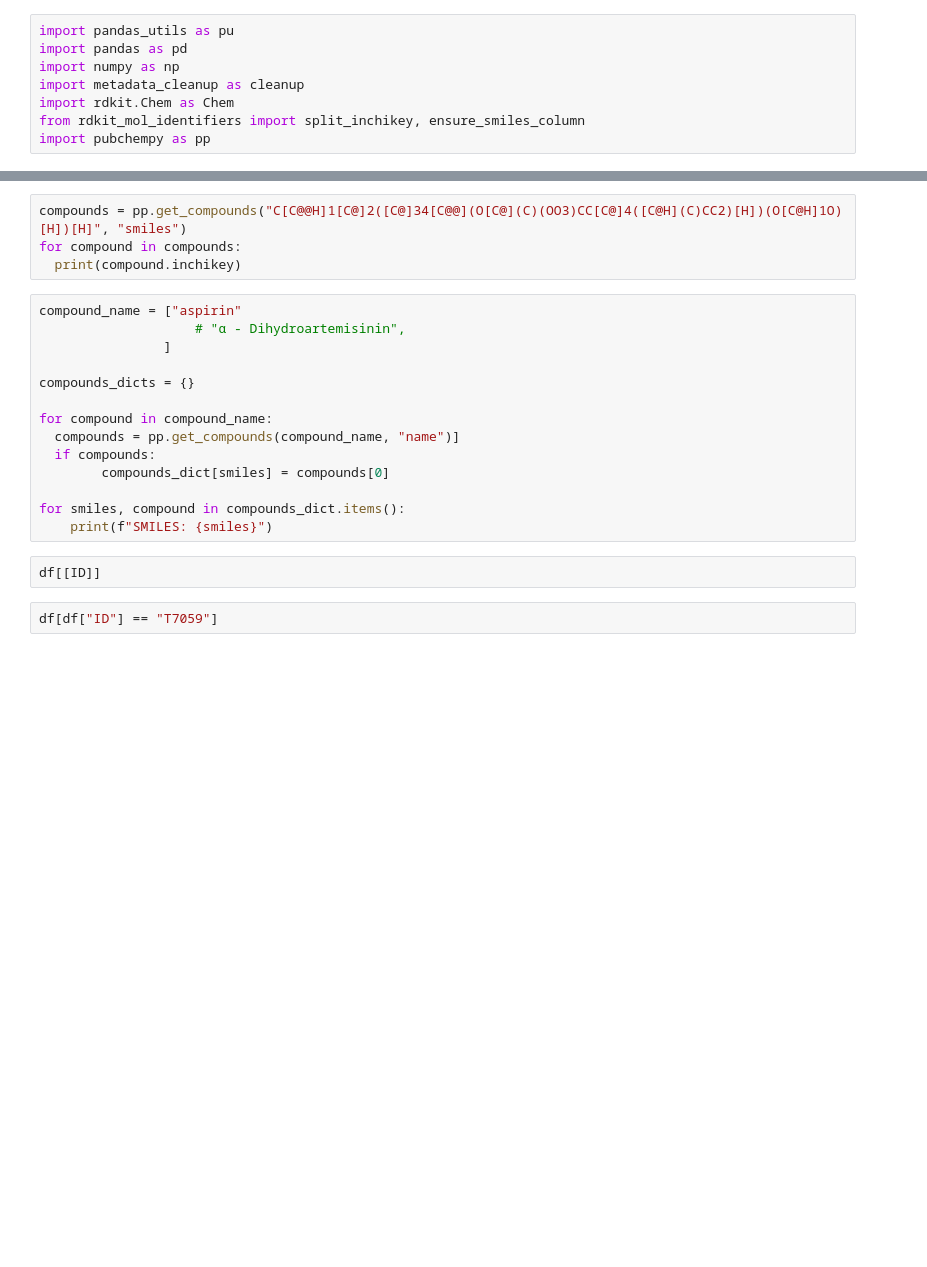
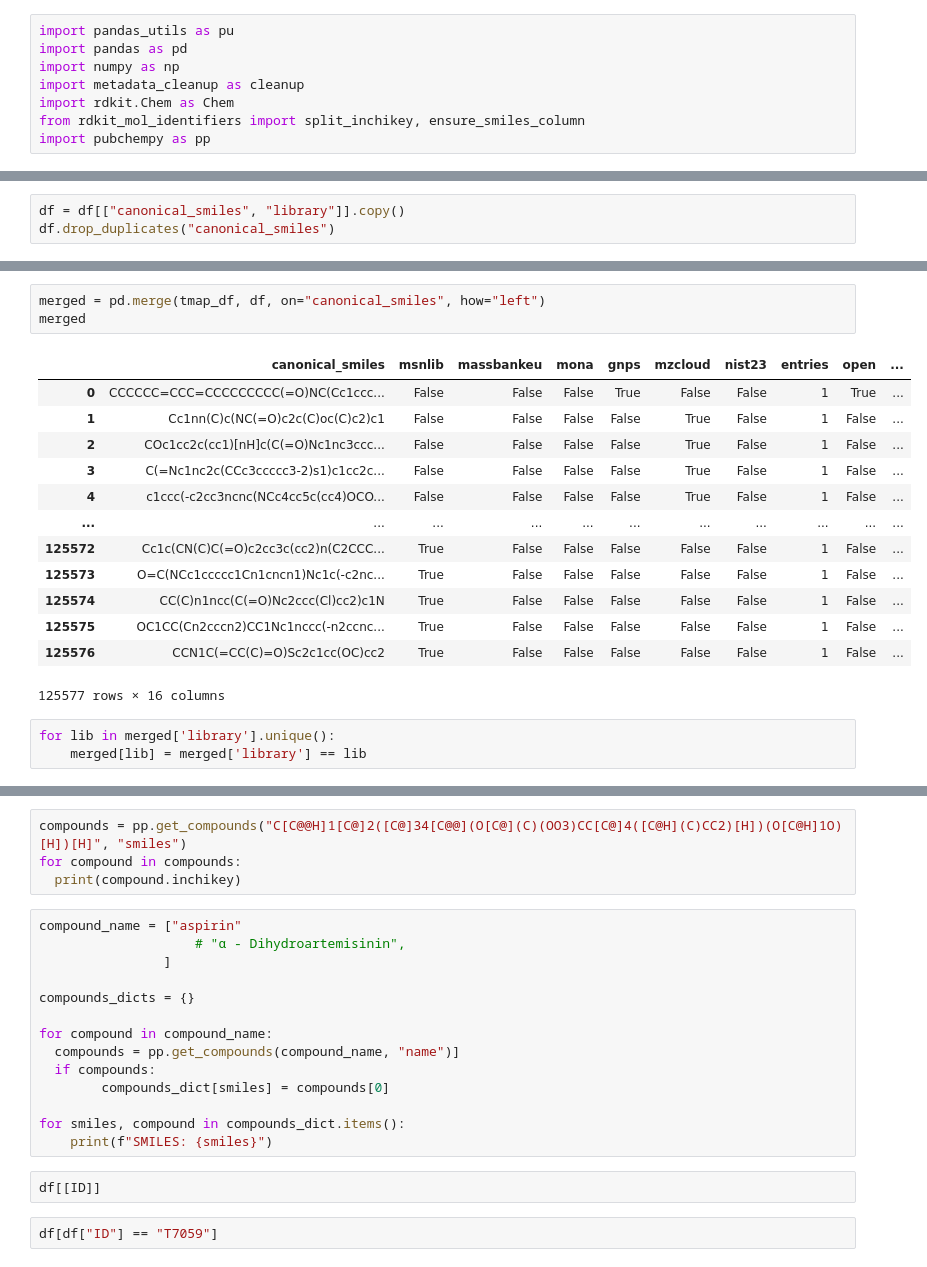
Before and after one commit to corinnabrungs/msn_tree_library, a Jupyter notebook: notebooks/testing.ipynb, the cells around one changed output, grey strips where cells are left out. Saved outputs shown, nothing was run; the diff lists cells and outputs as text; blank space fills up the shorter version.

```diff
--- a/notebooks/testing.ipynb
+++ b/notebooks/testing.ipynb
@@ -14,0 +31,3 @@ df = pu.read_dataframe(filename)
+# %%
+df = df[["canonical_smiles", "library"]].copy()
+df.drop_duplicates("canonical_smiles")
@@ -14,0 +76,20 @@ df = pu.read_dataframe(filename)
+# %%
+merged = pd.merge(tmap_df, df, on="canonical_smiles", how="left")
+merged
+# %% [output]
+|  | canonical_smiles | msnlib | massbankeu | mona | gnps | mzcloud | nist23 | entries | open | ... |
+| 0 | CCCCCC=CCC=CCCCCCCCC(=O)NC(Cc1ccc... | False | False | False | True | False | False | 1 | True | ... |
+| 1 | Cc1nn(C)c(NC(=O)c2c(C)oc(C)c2)c1 | False | False | False | False | True | False | 1 | False | ... |
+| 2 | COc1cc2c(cc1)[nH]c(C(=O)Nc1nc3ccc... | False | False | False | False | True | False | 1 | False | ... |
+| 3 | C(=Nc1nc2c(CCc3ccccc3-2)s1)c1cc2c... | False | False | False | False | True | False | 1 | False | ... |
+| 4 | c1ccc(-c2cc3ncnc(NCc4cc5c(cc4)OCO... | False | False | False | False | True | False | 1 | False | ... |
+| ... | ... | ... | ... | ... | ... | ... | ... | ... | ... | ... |
+| 125572 | Cc1c(CN(C)C(=O)c2cc3c(cc2)n(C2CCC... | True | False | False | False | False | False | 1 | False | ... |
+| 125573 | O=C(NCc1ccccc1Cn1cncn1)Nc1c(-c2nc... | True | False | False | False | False | False | 1 | False | ... |
+| 125574 | CC(C)n1ncc(C(=O)Nc2ccc(Cl)cc2)c1N | True | False | False | False | False | False | 1 | False | ... |
+| 125575 | OC1CC(Cn2cccn2)CC1Nc1nccc(-n2ccnc... | True | False | False | False | False | False | 1 | False | ... |
+| 125576 | CCN1C(=CC(C)=O)Sc2c1cc(OC)cc2 | True | False | False | False | False | False | 1 | False | ... |
+125577 rows × 16 columns
+# %%
+for lib in merged['library'].unique():
+    merged[lib] = merged['library'] == lib
```
Also changed, not shown: parts of 11 cells of this notebook, 4 other files.
